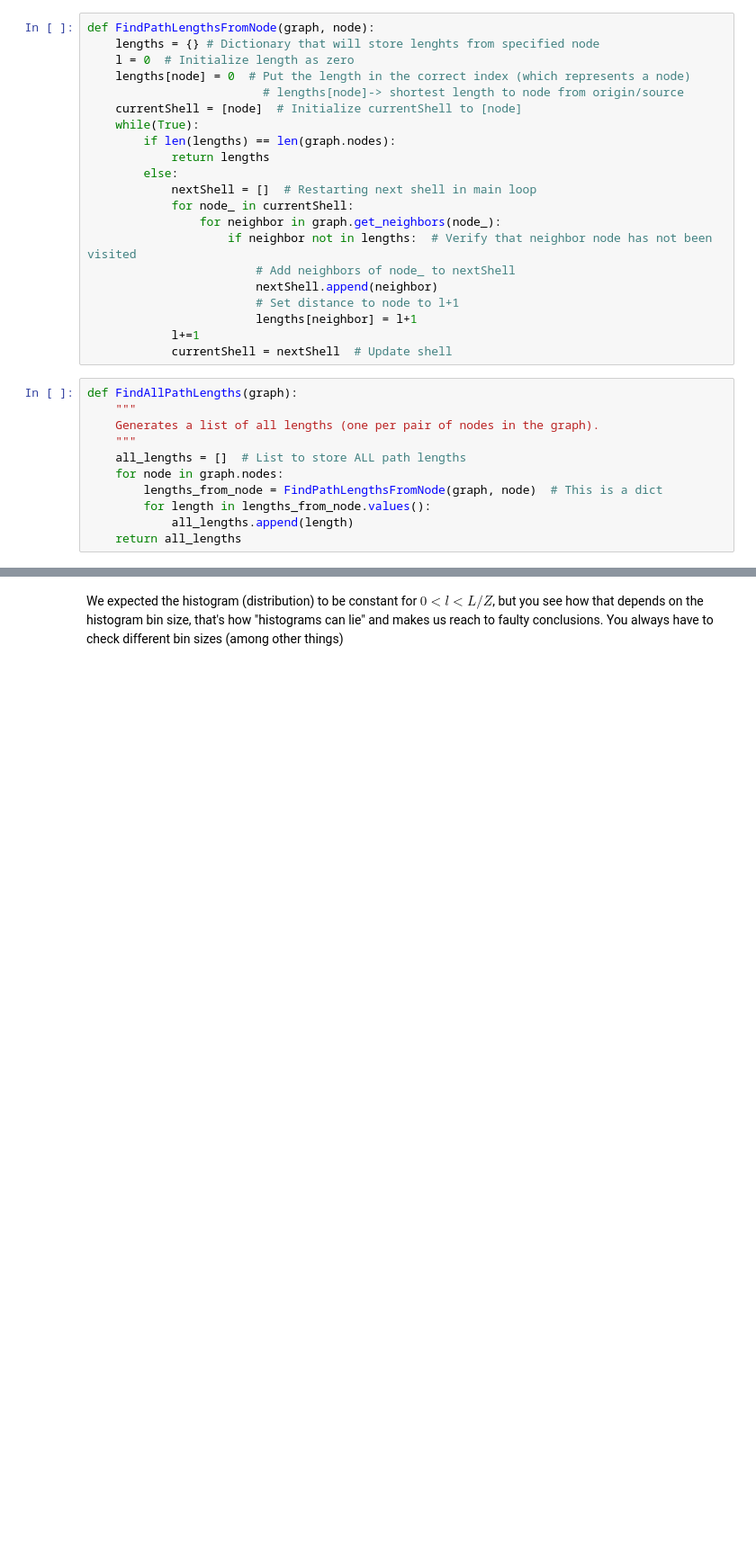
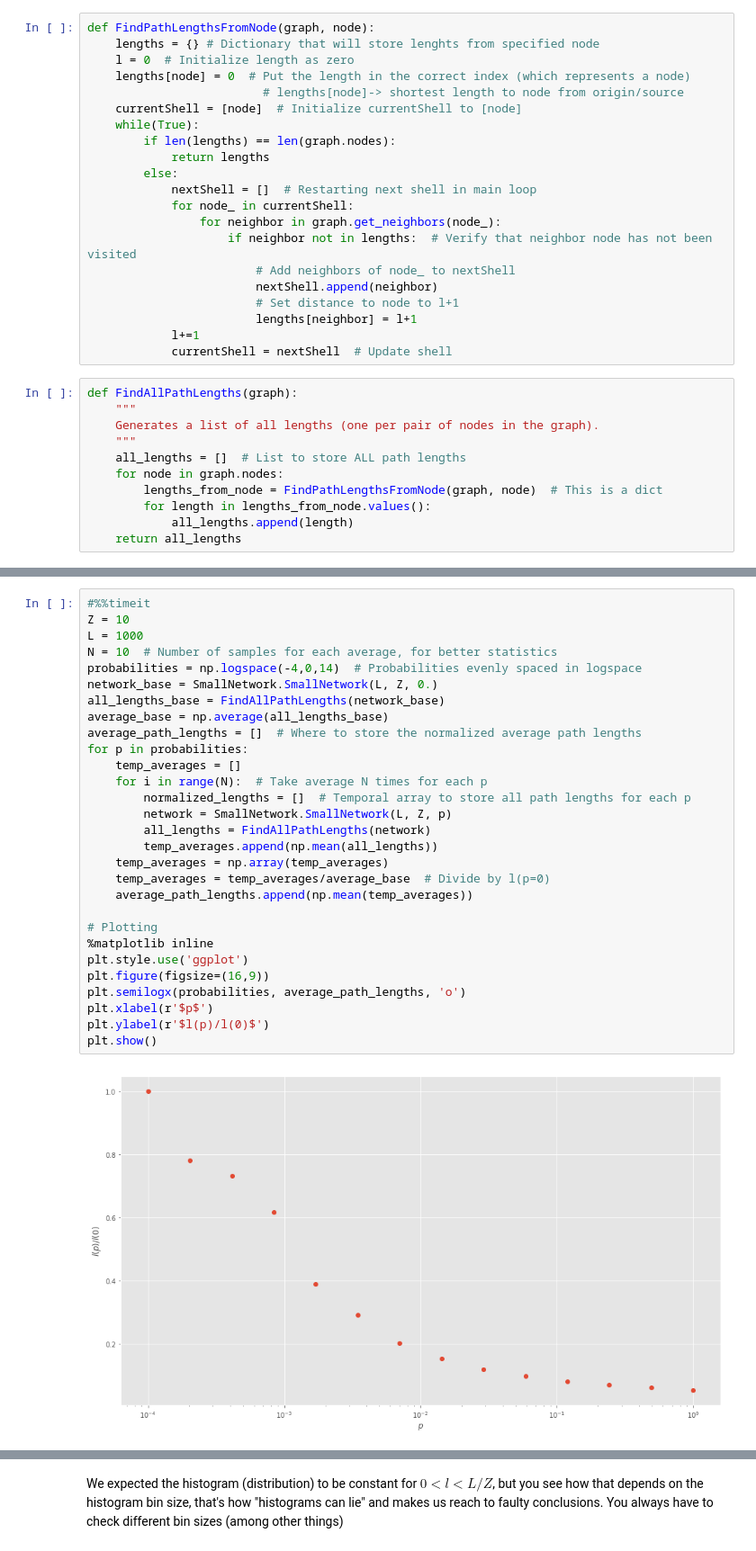
Before and after one commit to ijpulidos/StatMech, a Jupyter notebook: ex1.7/Exercise 1.7.ipynb, the cells around one changed output, grey strips where cells are left out. Shown: that part at 90% size. Drawn from its saved outputs; the diff is of its cells as text; blank space fills up the shorter version.

```diff
--- a/ex1.7/Exercise 1.7.ipynb
+++ b/ex1.7/Exercise 1.7.ipynb
@@ -63 +73,32 @@ def FindAllPathLengths(graph):
+# %%
+#%%timeit
+Z = 10
+L = 1000
+N = 10  # Number of samples for each average, for better statistics
+probabilities = np.logspace(-4,0,14)  # Probabilities evenly spaced in logspace
+network_base = SmallNetwork.SmallNetwork(L, Z, 0.)
+all_lengths_base = FindAllPathLengths(network_base)
+average_base = np.average(all_lengths_base)
+average_path_lengths = []  # Where to store the normalized average path lengths
+for p in probabilities:
+    temp_averages = []
+    for i in range(N):  # Take average N times for each p
+        normalized_lengths = []  # Temporal array to store all path lengths for each p
+        network = SmallNetwork.SmallNetwork(L, Z, p)
+        all_lengths = FindAllPathLengths(network)
+        temp_averages.append(np.mean(all_lengths))
+    temp_averages = np.array(temp_averages)
+    temp_averages = temp_averages/average_base  # Divide by l(p=0)
+    average_path_lengths.append(np.mean(temp_averages))
+
+# Plotting
+%matplotlib inline
+plt.style.use('ggplot')
+plt.figure(figsize=(16,9))
+plt.semilogx(probabilities, average_path_lengths, 'o')
+plt.xlabel(r'$p$')
+plt.ylabel(r'$l(p)/l(0)$')
+plt.show()
+# %% [output]
+[figure, added]
 # %% [markdown]
```
Also changed, not shown: parts of 18 cells of this notebook, 1 other file.
